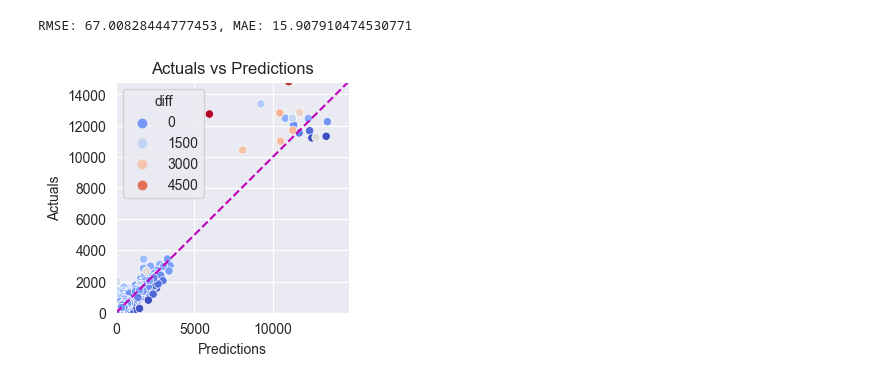
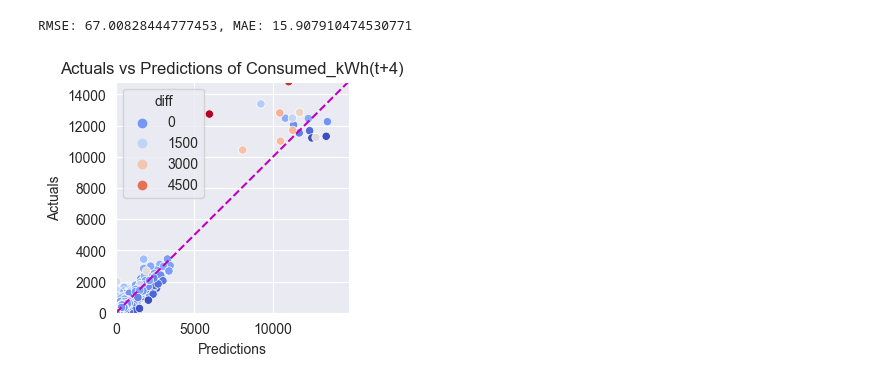
Before and after one commit to VenturaBleak/SmartService, a Jupyter notebook: baseline_inference.ipynb, the cells around one changed output. Cells and saved outputs as stored; diff of their text form; code cells hidden in the pictures.

```diff
--- a/baseline_inference.ipynb
+++ b/baseline_inference.ipynb
@@ -128,32 +128,32 @@ df['diff'] = df['diff'].astype(float)
 df[f"{TARGET_COLUMN}(t+{FORECAST_HORIZON})"] = df[f"{TARGET_COLUMN}(t+{FORECAST_HORIZON})"].astype(float)
 df[f"{TARGET_COLUMN}(t-0)"] = df[f"{TARGET_COLUMN}(t-0)"].astype(float)
 
 # Calculate absolute differences
 df['abs_diff'] = df['diff'].abs()
 
 # Calculate min and max values across both predictions and actuals to unify axes
 max_val = np.max([df[f"{TARGET_COLUMN}(t+{FORECAST_HORIZON})"].max(), df[f"{TARGET_COLUMN}(t-0)"].max()])
 min_val = np.min([df[f"{TARGET_COLUMN}(t+{FORECAST_HORIZON})"].min(), df[f"{TARGET_COLUMN}(t-0)"].min()])
 
 # Plot the scatterplot
 plt.figure(figsize=(3, 3))
 sns.scatterplot(data=df, x=f"{TARGET_COLUMN}(t-0)", y=f"{TARGET_COLUMN}(t+{FORECAST_HORIZON})", hue='diff',
                 palette='coolwarm', legend='brief', sizes=(20, 200))
 
 # Add a 45 degree line
 plt.plot([min_val, max_val], [min_val, max_val], 'm--')
 
 # Set the axes limits
 plt.xlim(min_val, max_val)
 plt.ylim(min_val, max_val)
 
 # Add labels
 plt.xlabel('Predictions')
 plt.ylabel('Actuals')
 
-plt.title('Actuals vs Predictions')
+plt.title(f'Actuals vs Predictions - {TARGET_COLUMN}(t+{FORECAST_HORIZON})')
 plt.grid(True)
 
 plt.show()
 # %% [output]
-[figure, old version]
+[figure, new version]
```
Also changed, not shown: parts of 2 cells of this notebook, 2 other files.
